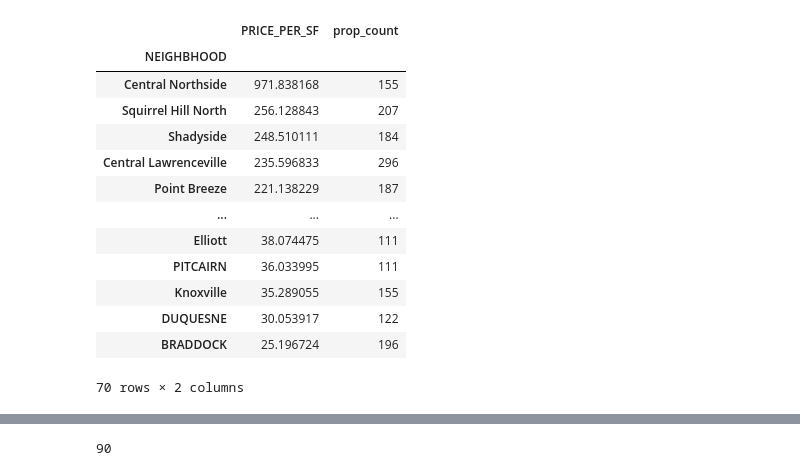
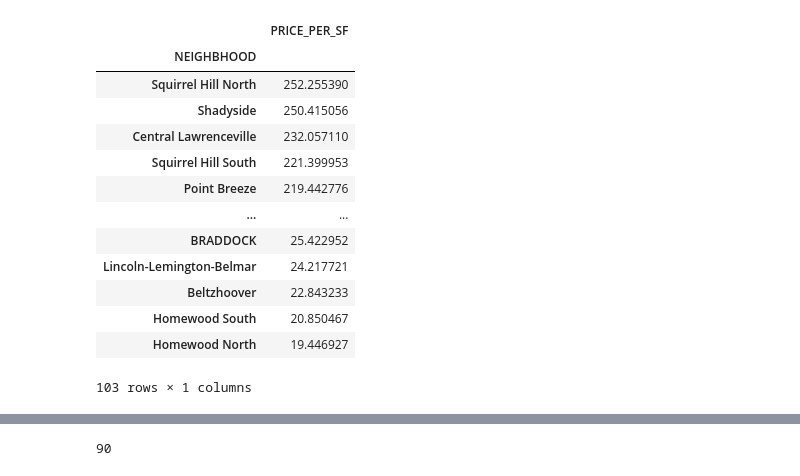
Before and after one commit to HG13BB/pbgh_property, a Jupyter notebook: PB_Analysis_1.ipynb, the cells around one changed output, grey strips where cells are left out. Saved outputs shown, nothing was run; the diff lists cells and outputs as text; code cells hidden in the pictures.

```diff
--- a/PB_Analysis_1.ipynb
+++ b/PB_Analysis_1.ipynb
@@ -77,20 +82,20 @@ nhcount = pb_sales[['NEIGHBHOOD','PRICE_PER_SF']].groupby('NEIGHBHOOD').count().
 nhcount.columns = ['prop_count']
 # %%
 count_pr = ppsqft.join(nhcount)
-# %%
-count_pr[count_pr.prop_count > 100]
-# %% [output]
-|  | PRICE_PER_SF | prop_count |
-| NEIGHBHOOD |  |  |
-| Central Northside | 971.838168 | 155 |
-| Squirrel Hill North | 256.128843 | 207 |
-| Shadyside | 248.510111 | 184 |
-| Central Lawrenceville | 235.596833 | 296 |
-| Point Breeze | 221.138229 | 187 |
-| ... | ... | ... |
-| Elliott | 38.074475 | 111 |
-| PITCAIRN | 36.033995 | 111 |
-| Knoxville | 35.289055 | 155 |
-| DUQUESNE | 30.053917 | 122 |
-| BRADDOCK | 25.196724 | 196 |
-70 rows × 2 columns
+# %%
+count_pr.query('prop_count > 50 & PRICE_PER_SF < 600')[['PRICE_PER_SF']]
+# %% [output]
+|  | PRICE_PER_SF |
+| NEIGHBHOOD |  |
+| Squirrel Hill North | 252.255390 |
+| Shadyside | 250.415056 |
+| Central Lawrenceville | 232.057110 |
+| Squirrel Hill South | 221.399953 |
+| Point Breeze | 219.442776 |
+| ... | ... |
+| BRADDOCK | 25.422952 |
+| Lincoln-Lemington-Belmar | 24.217721 |
+| Beltzhoover | 22.843233 |
+| Homewood South | 20.850467 |
+| Homewood North | 19.446927 |
+103 rows × 1 columns
```
Also changed, not shown: parts of 7 cells of this notebook, 4 other files.
